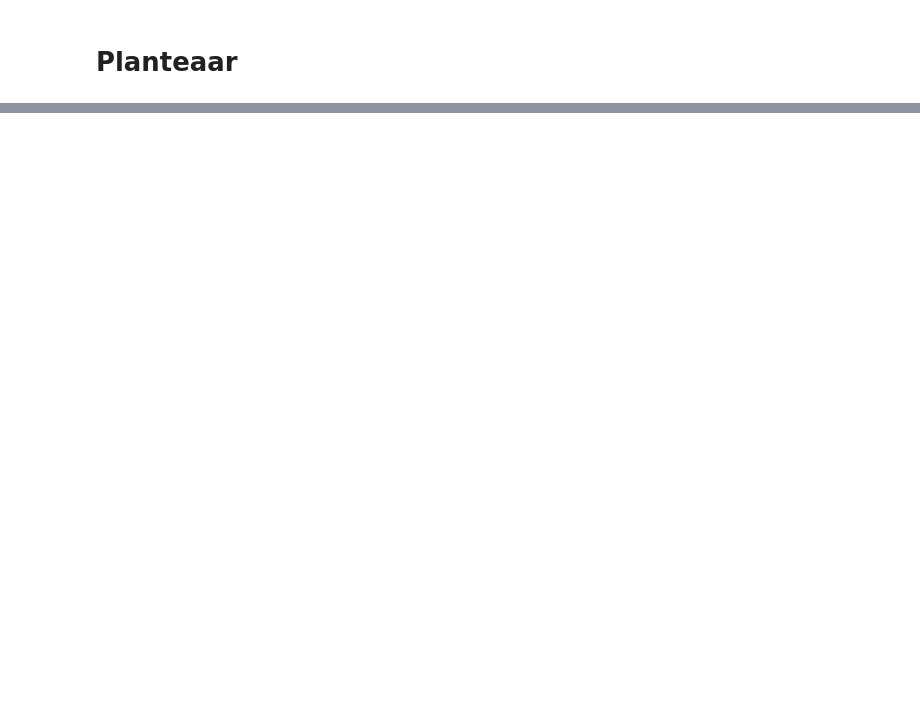
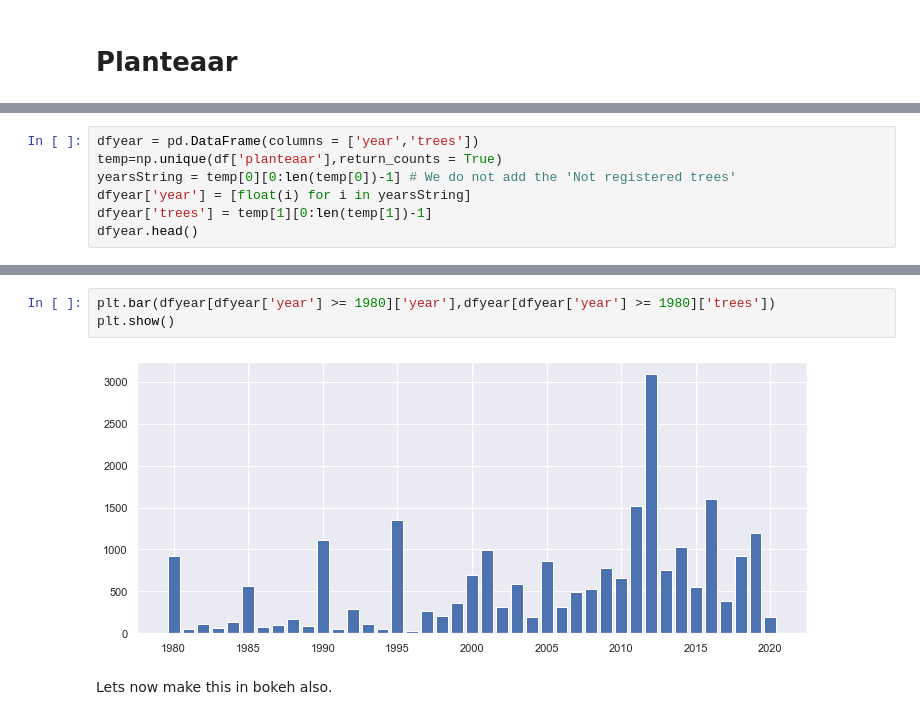
Before and after one commit to KristianBreddam/02806, a Jupyter notebook: Final_Project/planteaar_AK.ipynb, the cells around one changed output, grey strips where cells are left out. Drawn from its saved outputs; the diff is of its cells as text; blank space fills up the shorter version.

```diff
--- a/Final_Project/planteaar_AK.ipynb
+++ b/Final_Project/planteaar_AK.ipynb
@@ -35,0 +50,7 @@ np.unique(df['planteaar'],return_counts=True)
+# %%
+dfyear = pd.DataFrame(columns = ['year','trees'])
+temp=np.unique(df['planteaar'],return_counts = True)
+yearsString = temp[0][0:len(temp[0])-1] # We do not add the 'Not registered trees'
+dfyear['year'] = [float(i) for i in yearsString]
+dfyear['trees'] = temp[1][0:len(temp[1])-1]
+dfyear.head()
@@ -35,0 +64,7 @@ np.unique(df['planteaar'],return_counts=True)
+# %%
+plt.bar(dfyear[dfyear['year'] >= 1980]['year'],dfyear[dfyear['year'] >= 1980]['trees'])
+plt.show()
+# %% [output]
+[figure, added]
+# %% [markdown]
+Lets now make this in bokeh also.
```
Also changed, not shown: parts of 27 cells of this notebook, 2 other files.
